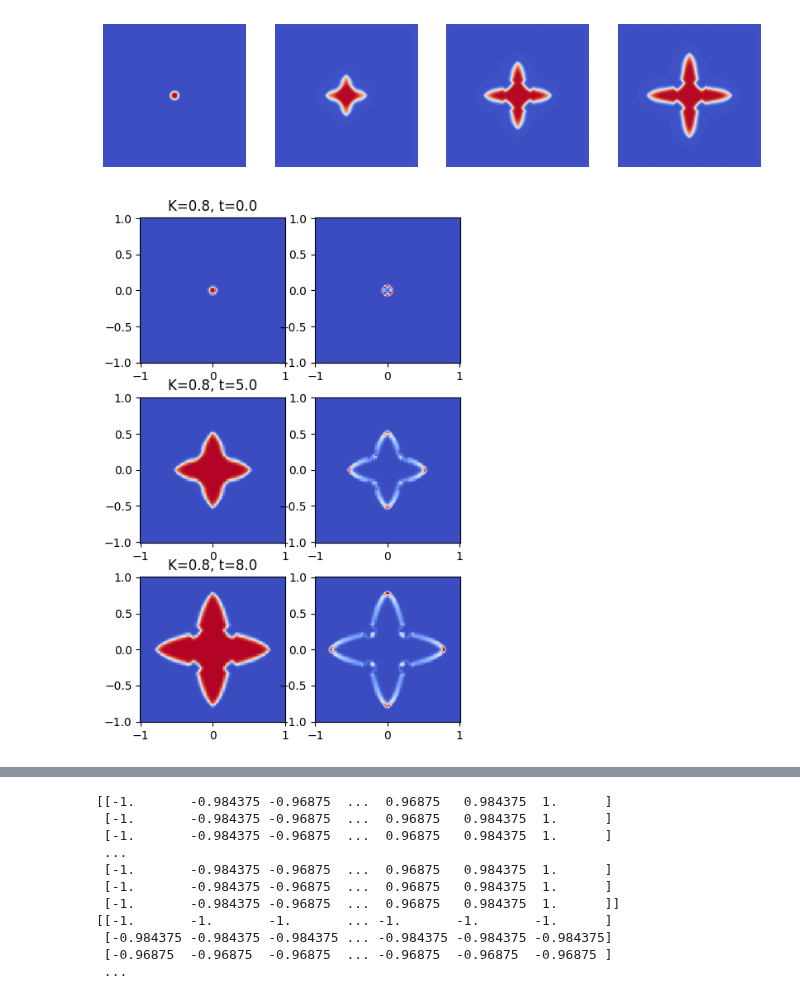
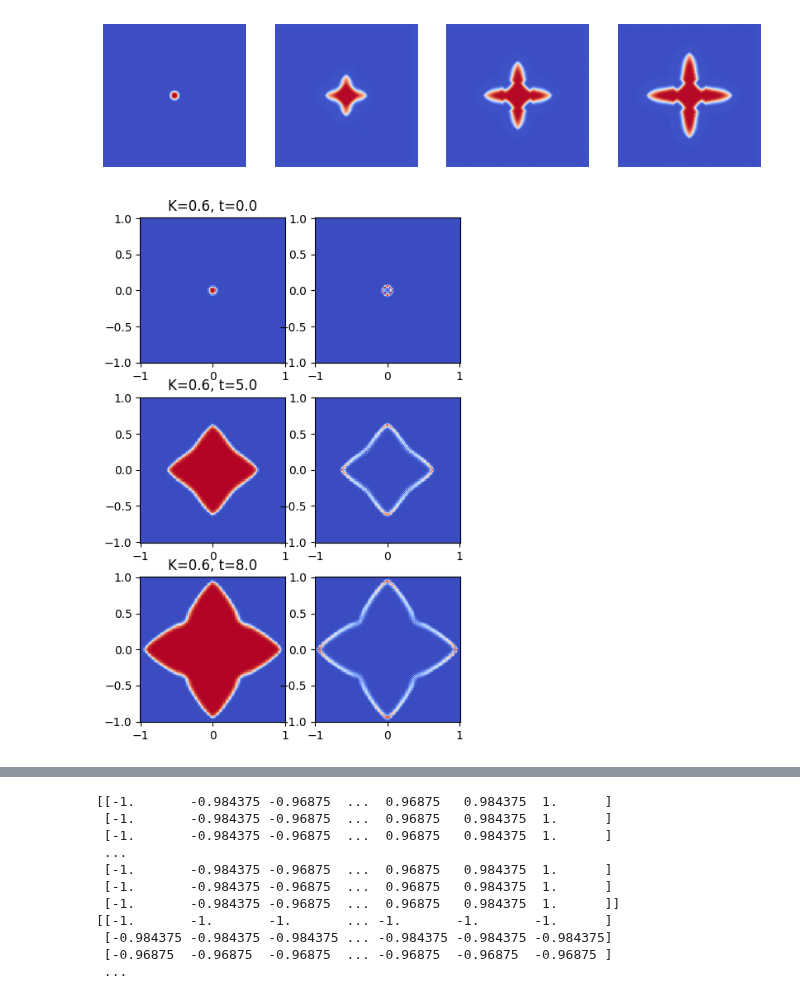
Before and after one commit to NanxiiChen/PF-PINO, a Jupyter notebook: solidification/make_dataset.ipynb, the cells around one changed output, grey strips where cells are left out. Saved outputs shown, nothing was run; the diff lists cells and outputs as text; code cells hidden in the pictures.

```diff
--- a/solidification/make_dataset.ipynb
+++ b/solidification/make_dataset.ipynb
@@ -31,46 +31,48 @@ num_times = times.shape[0]
 solutions = np.load("./data/train_valid/solutions_grid.npy")
 num_ks = solutions.shape[0]
 Xs = np.zeros(
-    (num_ks * (num_times - 1), 6,
+    (num_ks * (num_times - 1), 5,
      mesh.shape[1], mesh.shape[2])
-) # 6: phi, T, K, meshx, meshy, dt
+) # 4: phi, T, meshx, meshy, k
 Ys = np.zeros(
     (num_ks * (num_times - 1), 2,
      mesh.shape[1], mesh.shape[2])
 ) # 2: phi, T
 K_values = np.array([0.6, 0.8, 1.0, 1.2])
+Ks = np.zeros((num_ks * (num_times - 1), 1))
 
 for i in range(num_ks):
     Xs[i*(num_times-1):(i+1)*(num_times-1), 0, :, :] = solutions[i, :-1, 0, :, :]  # phi
     Xs[i*(num_times-1):(i+1)*(num_times-1), 1, :, :] = solutions[i, :-1, 1, :, :]  # T
-    Xs[i*(num_times-1):(i+1)*(num_times-1), 2, :, :] = K_values[i]  # K
-    Xs[i*(num_times-1):(i+1)*(num_times-1), 3, :, :] = meshx / configs.Lc  # meshx
-    Xs[i*(num_times-1):(i+1)*(num_times-1), 4, :, :] = meshy / configs.Lc  # meshy
-    Xs[i*(num_times-1):(i+1)*(num_times-1), 5, :, :] = dt / configs.Tc  # dt
+    Xs[i*(num_times-1):(i+1)*(num_times-1), 2, :, :] = meshx / configs.Lc  # meshx
+    Xs[i*(num_times-1):(i+1)*(num_times-1), 3, :, :] = meshy / configs.Lc  # meshy
+    Xs[i*(num_times-1):(i+1)*(num_times-1), 4, :, :] = K_values[i]  # k
 
     Ys[i*(num_times-1):(i+1)*(num_times-1), 0, :, :] = solutions[i, 1:, 0, :, :]  # phi
     Ys[i*(num_times-1):(i+1)*(num_times-1), 1, :, :] = solutions[i, 1:, 1, :, :]  # T
+
+    Ks[i*(num_times-1):(i+1)*(num_times-1), 0] = K_values[i]
 # %%
 import matplotlib.pyplot as plt
 ts = [0, 100, 159]
 fig, axes = plt.subplots(3, 2, figsize=(5, 8))
 for idx, t in enumerate(ts):
-    t += 160*1
+    t += 160*0
     x = Xs[t, 0, :, :]
     y = Ys[t, 0, :, :]
-    meshx = Xs[t, 3, :, :] * configs.Lc
-    meshy = Xs[t, 4, :, :] * configs.Lc
+    meshx = Xs[t, 2, :, :] * configs.Lc
+    meshy = Xs[t, 3, :, :] * configs.Lc
     ax = axes[idx, 0]
     im = ax.pcolormesh(meshx, meshy, x, cmap="coolwarm")
     ax.set_aspect('equal')
-    k = Xs[t, 2, 0, 0]
+    k = Ks[t, 0]
     ax.set_title(f"K={k:.1f}, t={ts[idx] * dt:.1f}")
 
     ax = axes[idx, 1]
     diff = np.abs(y - x)
     im = ax.pcolormesh(meshx, meshy, diff, cmap="coolwarm")
     ax.set_aspect('equal')
 # %% [output]
-[figure, old version]
+[figure, new version]
 # %%
 # solutions[0, 100, 1, :, :].min(), solutions[0, 100, 1, :, :].max()
```
Also changed, not shown: parts of 2 cells of this notebook, 7 other files.
